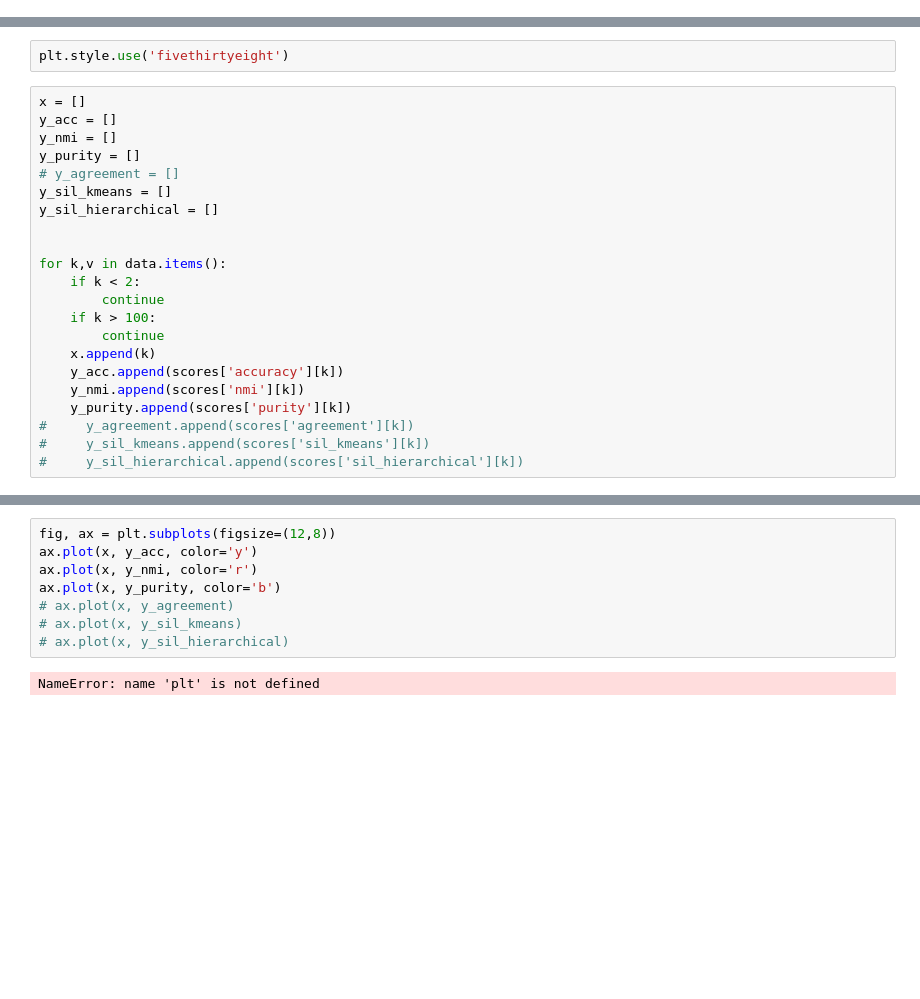
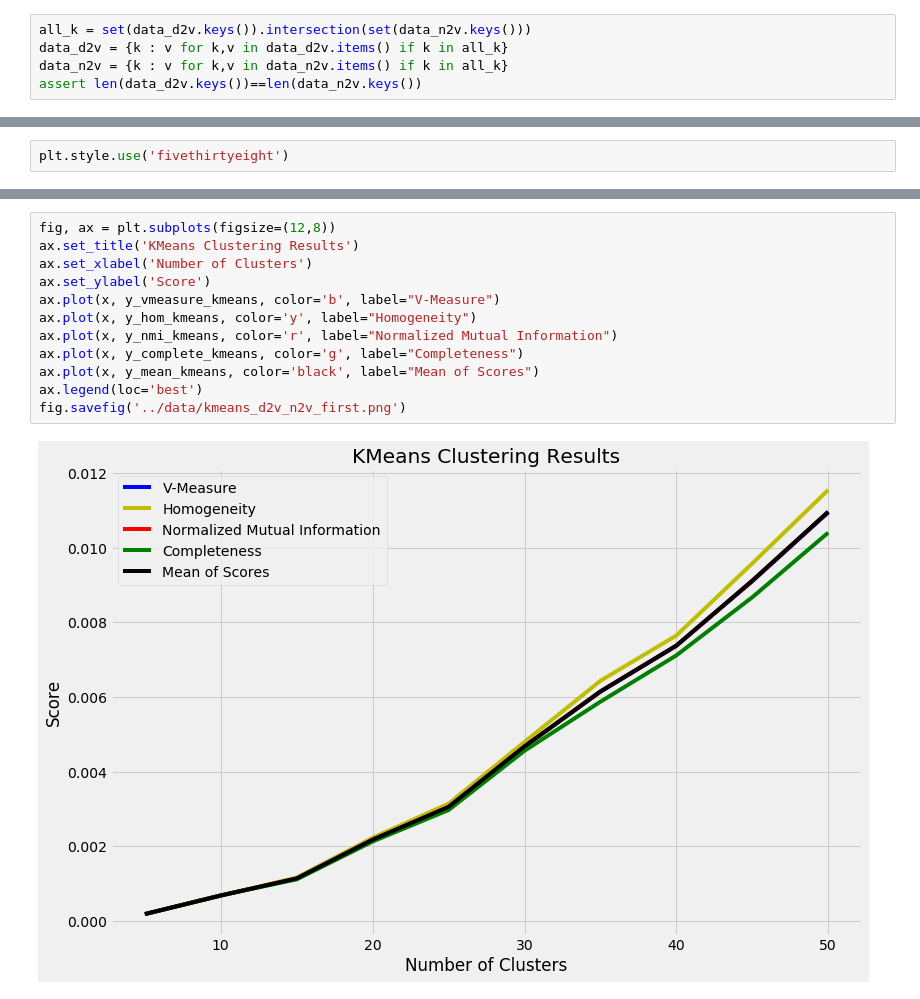
Before and after one commit to ethankoch4/unc_honor_thesis, a Jupyter notebook: code/explore_cluster_size.ipynb, the cells around one changed output, grey strips where cells are left out. Cells and saved outputs as stored; diff of their text form; blank space fills up the shorter version.

Commit message:
explore clustering of d2v vs. n2v

```diff
--- a/code/explore_cluster_size.ipynb
+++ b/code/explore_cluster_size.ipynb
@@ -42,2 +46,7 @@ for i in range(1,501):
+# %%
+all_k = set(data_d2v.keys()).intersection(set(data_n2v.keys()))
+data_d2v = {k : v for k,v in data_d2v.items() if k in all_k}
+data_n2v = {k : v for k,v in data_n2v.items() if k in all_k}
+assert len(data_d2v.keys())==len(data_n2v.keys())
 # %%
 from sklearn import metrics
@@ -133,24 +186,2 @@ for k,v in data.items():
 # %%
 plt.style.use('fivethirtyeight')
-# %%
-x = []
-y_acc = []
-y_nmi = []
-y_purity = []
-# y_agreement = []
-y_sil_kmeans = []
-y_sil_hierarchical = []
-
-
-for k,v in data.items():
-    if k < 2:
-        continue
-    if k > 100:
-        continue
-    x.append(k)
-    y_acc.append(scores['accuracy'][k])
-    y_nmi.append(scores['nmi'][k])
-    y_purity.append(scores['purity'][k])
-#     y_agreement.append(scores['agreement'][k])
-#     y_sil_kmeans.append(scores['sil_kmeans'][k])
-#     y_sil_hierarchical.append(scores['sil_hierarchical'][k])
@@ -157,10 +257,14 @@ for k,v in data.items():
 # %%
 fig, ax = plt.subplots(figsize=(12,8))
-ax.plot(x, y_acc, color='y')
-ax.plot(x, y_nmi, color='r')
-ax.plot(x, y_purity, color='b')
-# ax.plot(x, y_agreement)
-# ax.plot(x, y_sil_kmeans)
-# ax.plot(x, y_sil_hierarchical)
+ax.set_title('KMeans Clustering Results')
+ax.set_xlabel('Number of Clusters')
+ax.set_ylabel('Score')
+ax.plot(x, y_vmeasure_kmeans, color='b', label="V-Measure")
+ax.plot(x, y_hom_kmeans, color='y', label="Homogeneity")
+ax.plot(x, y_nmi_kmeans, color='r', label="Normalized Mutual Information")
+ax.plot(x, y_complete_kmeans, color='g', label="Completeness")
+ax.plot(x, y_mean_kmeans, color='black', label="Mean of Scores")
+ax.legend(loc='best')
+fig.savefig('../data/kmeans_d2v_n2v_first.png')
 # %% [output]
-NameError: name 'plt' is not defined
+[figure, added]
```
Also changed, not shown: parts of 14 cells of this notebook, 4 other files.
